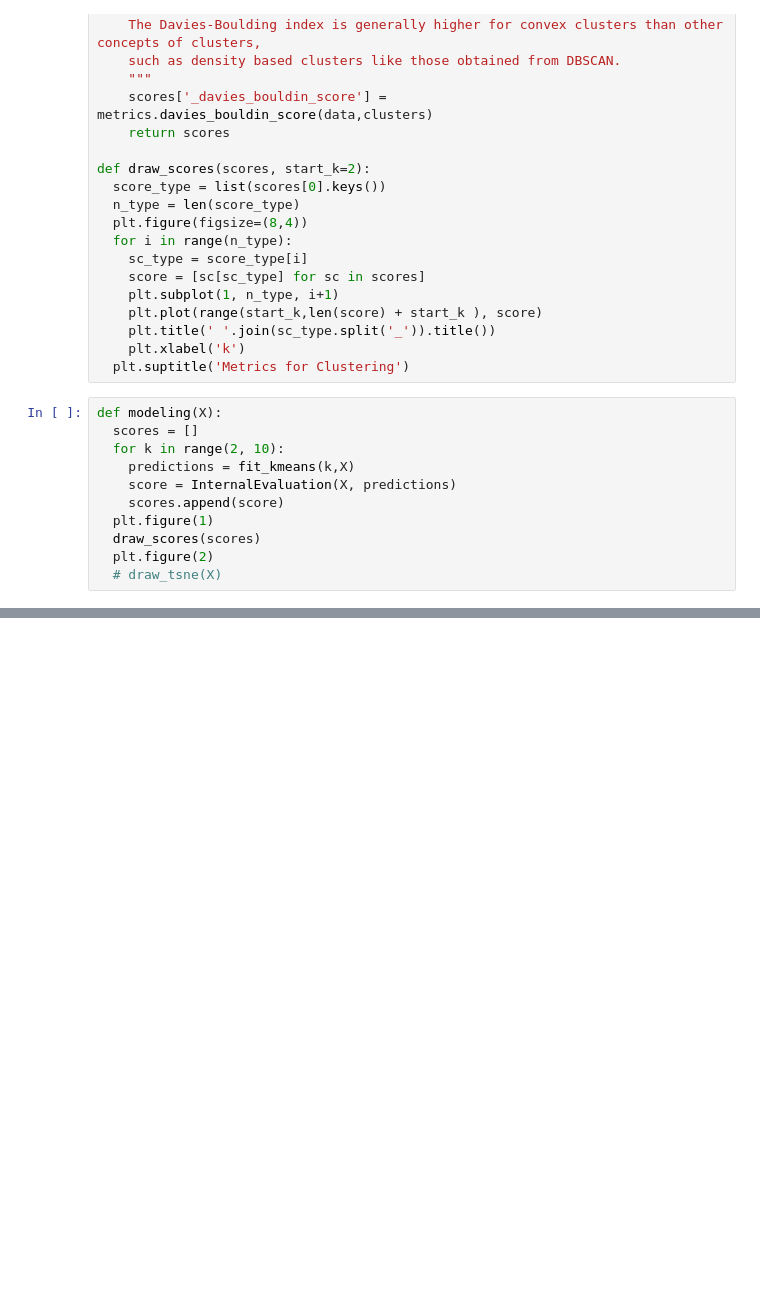
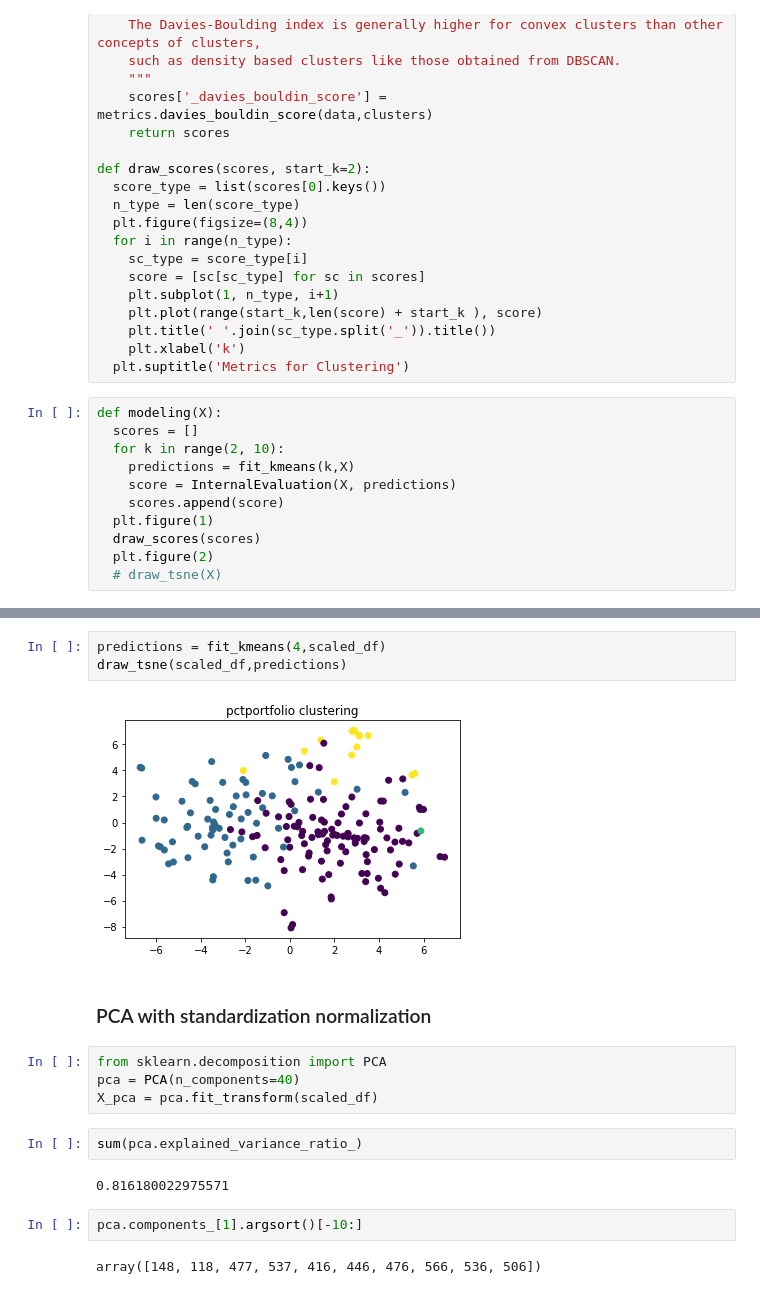
Before and after one commit to Chuqi-Yang/capstone_vanguard, a Jupyter notebook: code/timeseries_kmeans.ipynb, the cells around one changed output, grey strips where cells are left out. Drawn from its saved outputs; the diff is of its cells as text; blank space fills up the shorter version.

```diff
--- a/code/timeseries_kmeans.ipynb
+++ b/code/timeseries_kmeans.ipynb
@@ -770,0 +779,19 @@ draw_tsne(X_sub,predictions)
+# %%
+predictions = fit_kmeans(4,scaled_df)
+draw_tsne(scaled_df,predictions)
+# %% [output]
+[figure, added]
+# %% [markdown]
+### PCA with standardization normalization
+# %%
+from sklearn.decomposition import PCA
+pca = PCA(n_components=40)
+X_pca = pca.fit_transform(scaled_df)
+# %%
+sum(pca.explained_variance_ratio_)
+# %% [output]
+0.816180022975571
+# %%
+pca.components_[1].argsort()[-10:]
+# %% [output]
+array([148, 118, 477, 537, 416, 446, 476, 566, 536, 506])
```
Also changed, not shown: parts of 30 cells of this notebook.
